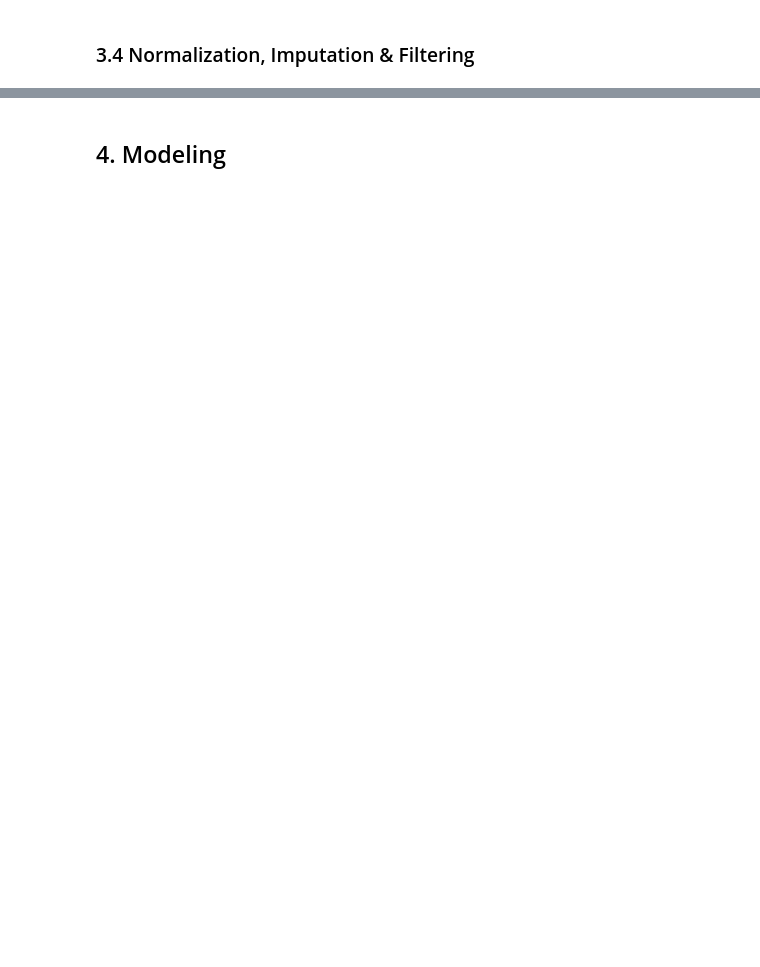
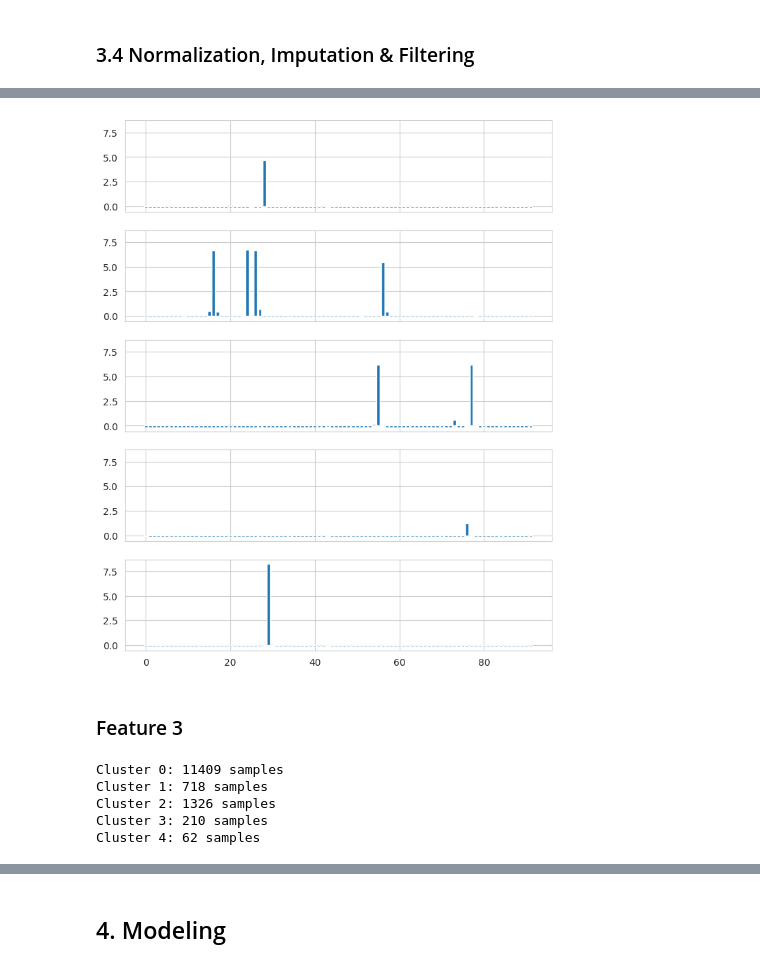
Before and after one commit to linou12/DataWhisperers, a Jupyter notebook: m6_DataWhisperers.ipynb, the cells around one changed output, grey strips where cells are left out. Drawn from its saved outputs; the diff is of its cells as text; code cells hidden in the pictures; blank space fills up the shorter version.

```diff
--- a/m6_DataWhisperers.ipynb
+++ b/m6_DataWhisperers.ipynb
@@ -558,0 +635,11 @@ df_q2.head()
+# %%
+fig, axs = plt.subplots(len(model.cluster_centers_), 1, figsize=(8, 10), sharex=True, sharey=True)
+
+for id, row in enumerate(model.cluster_centers_):
+    row = [i[0] for i in row]
+    axs[id].bar(list(range(len(row))), row)
+plt.show()
+# %% [output]
+[figure, added]
+# %% [markdown]
+### Feature 3
@@ -558,0 +652,11 @@ df_q2.head()
+# %%
+labels_unique, counts = np.unique(labels, return_counts=True)
+
+for label, count in zip(labels_unique, counts):
+    print(f'Cluster {label}: {count} samples')
+# %% [output]
+Cluster 0: 11409 samples
+Cluster 1: 718 samples
+Cluster 2: 1326 samples
+Cluster 3: 210 samples
+Cluster 4: 62 samples
```
Also changed, not shown: parts of 32 cells of this notebook.
